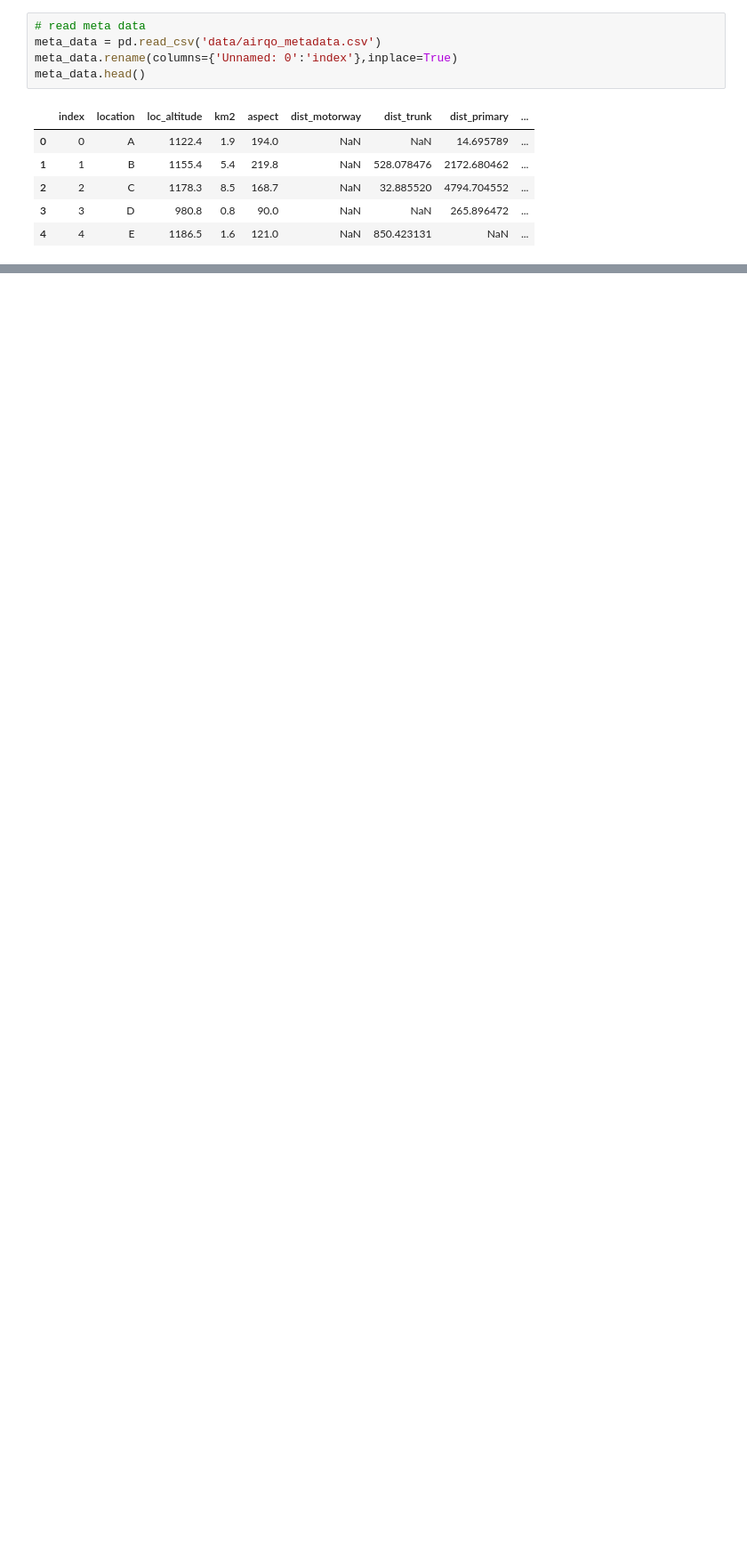
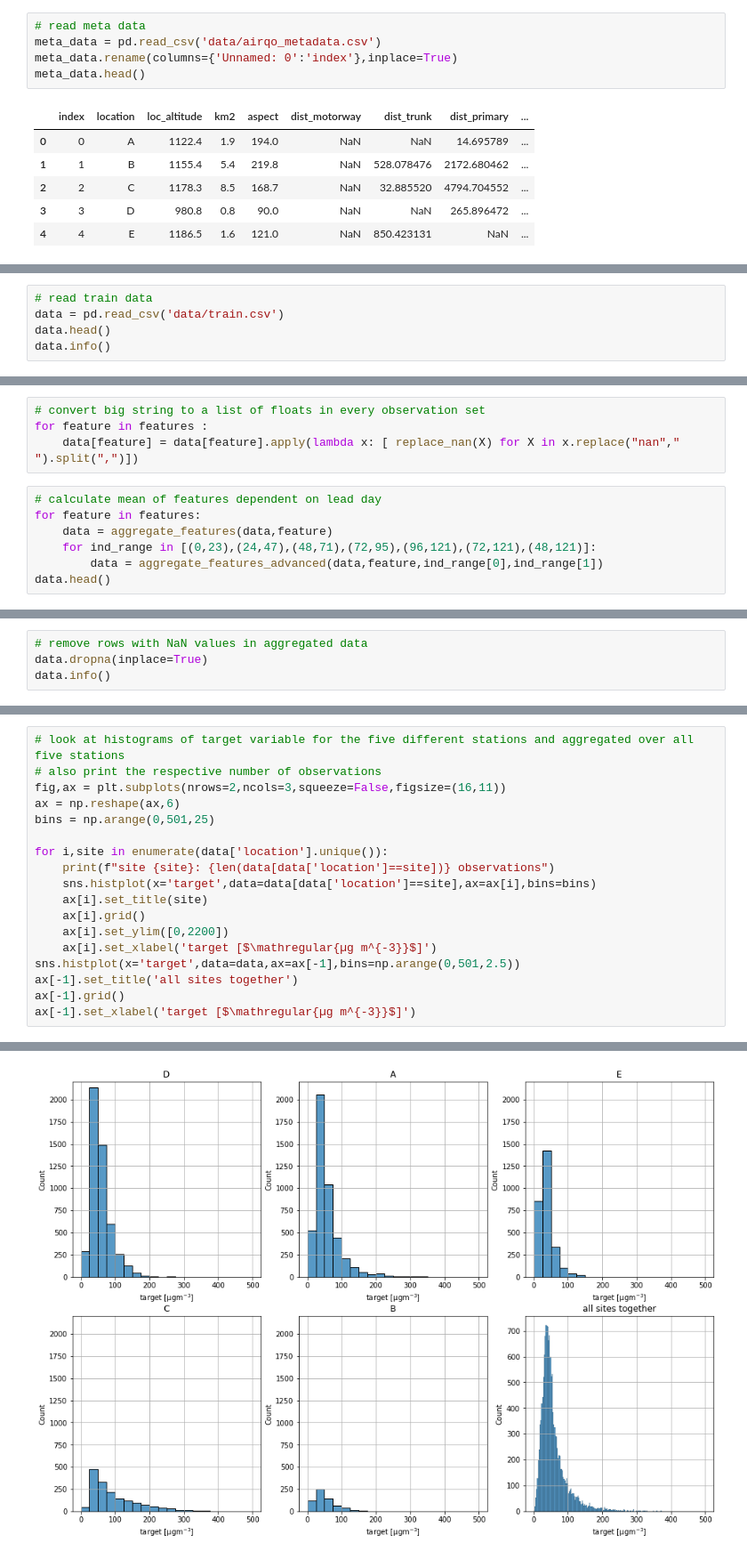
Before and after one commit to JeromeSauer/Project2_AirQuality, a Jupyter notebook: Project2_EDA.ipynb, the cells around one changed output, grey strips where cells are left out. Shown at 89% size. Cells and saved outputs as stored; diff of their text form; blank space fills up the shorter version.

```diff
--- a/Project2_EDA.ipynb
+++ b/Project2_EDA.ipynb
@@ -257,0 +76,5 @@ train_data[features + ['target']].to_csv('data/train_modelling.csv',index=False)
+# %%
+# read train data
+data = pd.read_csv('data/train.csv')
+data.head()
+data.info()
@@ -257,0 +110,11 @@ train_data[features + ['target']].to_csv('data/train_modelling.csv',index=False)
+# %%
+# convert big string to a list of floats in every observation set
+for feature in features :
+    data[feature] = data[feature].apply(lambda x: [ replace_nan(X) for X in x.replace("nan"," ").split(",")])
+# %%
+# calculate mean of features dependent on lead day
+for feature in features:
+    data = aggregate_features(data,feature)
+    for ind_range in [(0,23),(24,47),(48,71),(72,95),(96,121),(72,121),(48,121)]:
+        data = aggregate_features_advanced(data,feature,ind_range[0],ind_range[1])
+data.head()
@@ -257,0 +129,4 @@ train_data[features + ['target']].to_csv('data/train_modelling.csv',index=False)
+# %%
+# remove rows with NaN values in aggregated data
+data.dropna(inplace=True)
+data.info()
@@ -257,0 +151,19 @@ train_data[features + ['target']].to_csv('data/train_modelling.csv',index=False)
+# %%
+# look at histograms of target variable for the five different stations and aggregated over all five stations
+# also print the respective number of observations
+fig,ax = plt.subplots(nrows=2,ncols=3,squeeze=False,figsize=(16,11))
+ax = np.reshape(ax,6)
+bins = np.arange(0,501,25)
+
+for i,site in enumerate(data['location'].unique()):
+    print(f"site {site}: {len(data[data['location']==site])} observations")
+    sns.histplot(x='target',data=data[data['location']==site],ax=ax[i],bins=bins)
+    ax[i].set_title(site)
+    ax[i].grid()
+    ax[i].set_ylim([0,2200])
+    ax[i].set_xlabel('target [$\mathregular{µg m^{-3}}$]')
+sns.histplot(x='target',data=data,ax=ax[-1],bins=np.arange(0,501,2.5))
+ax[-1].set_title('all sites together')
+ax[-1].grid()
+ax[-1].set_xlabel('target [$\mathregular{µg m^{-3}}$]')
+# %% [output]
@@ -257,0 +176 @@ train_data[features + ['target']].to_csv('data/train_modelling.csv',index=False)
+[figure, added]
```
Also changed, not shown: parts of 36 cells of this notebook.
